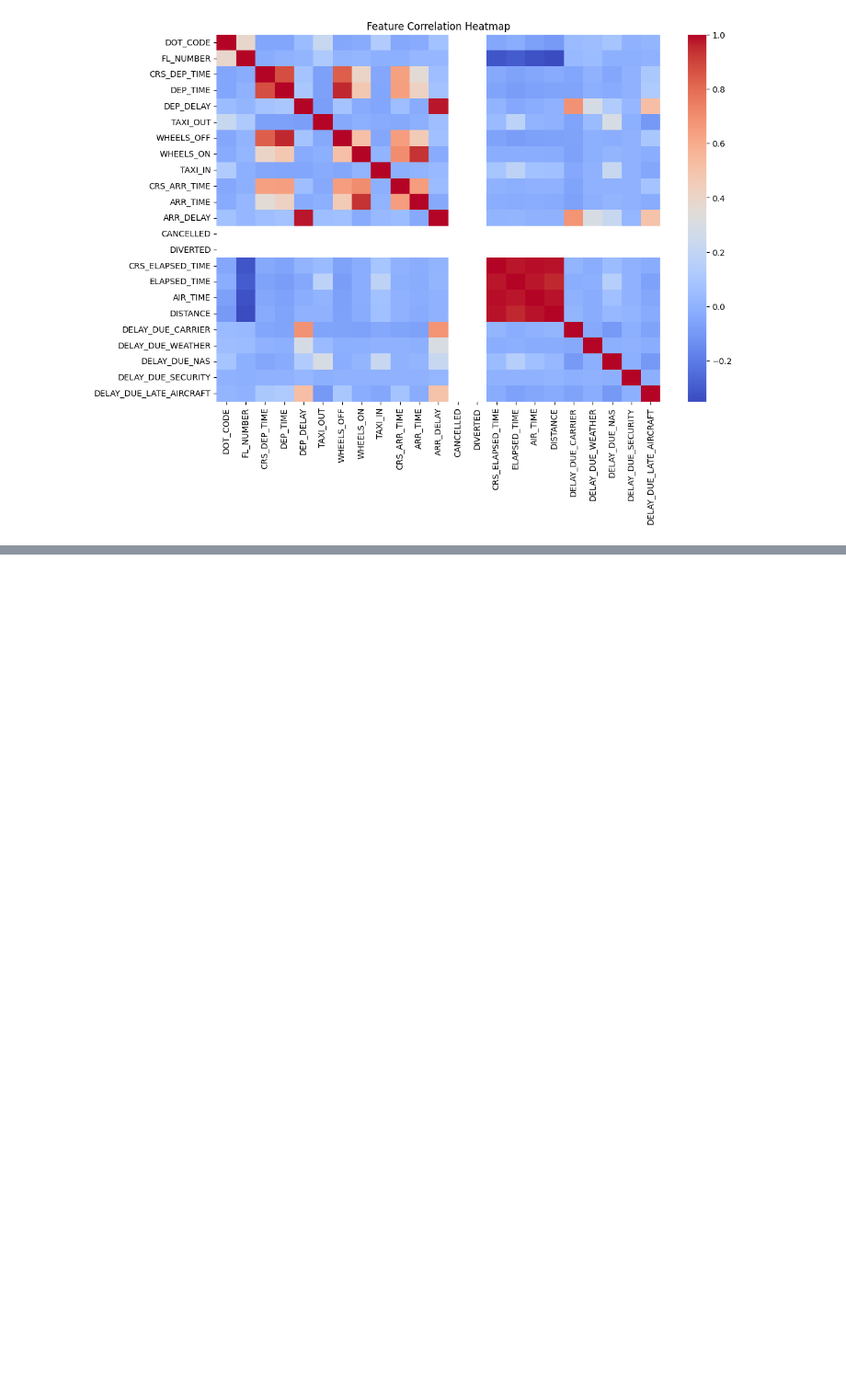
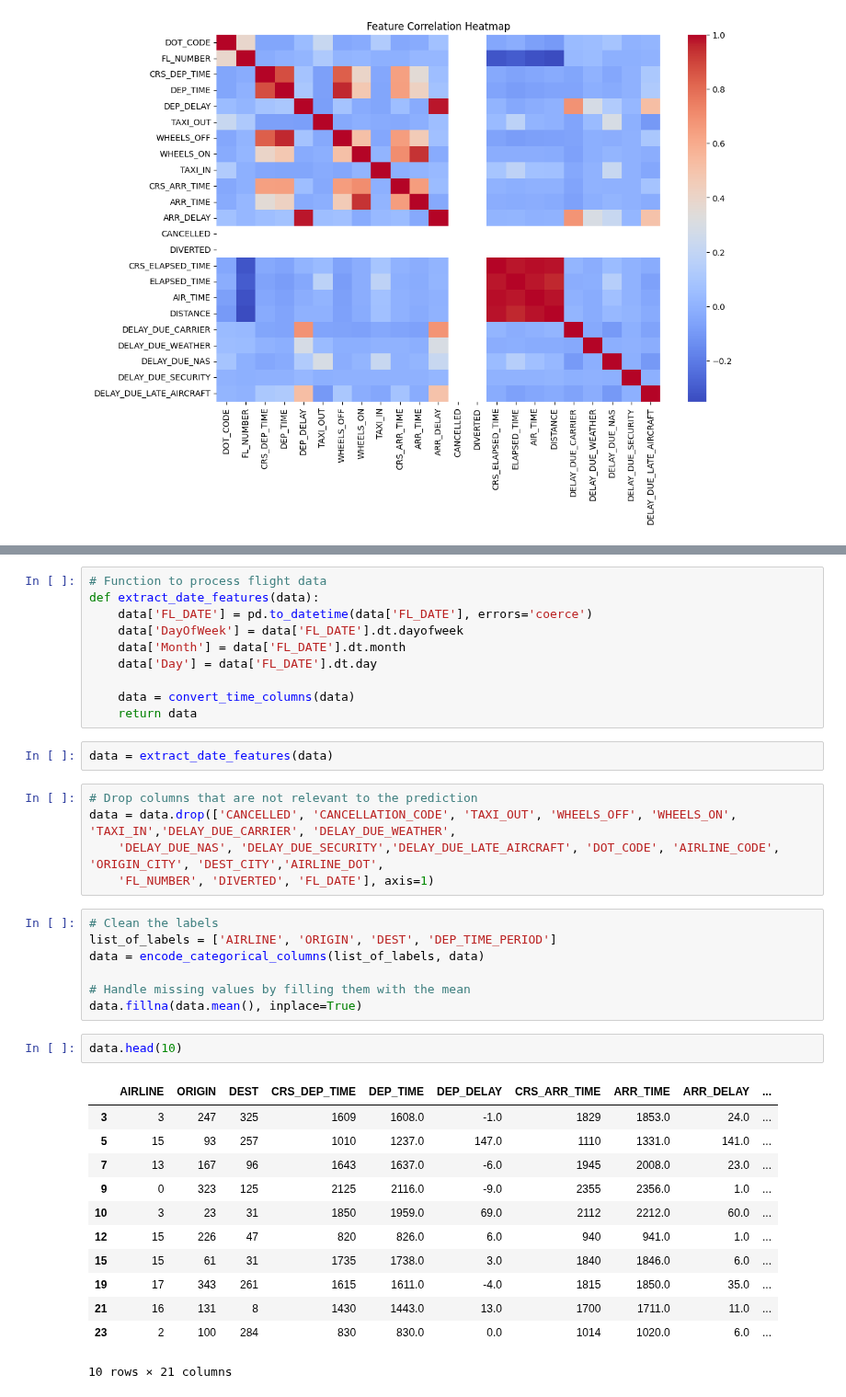
Before and after one commit to swiz9/Flight-Delay-Prediction-System, a Jupyter notebook: RNN_Flight_Delay_Prediction.ipynb, the cells around one changed output, grey strips where cells are left out. Shown at 92% size. Saved outputs shown, nothing was run; the diff lists cells and outputs as text; blank space fills up the shorter version.

Commit message:
preprocess flight data, encode categorical features, extract date/time features, drop irrelevant columns, and handle missing values

```diff
--- a/RNN_Flight_Delay_Prediction.ipynb
+++ b/RNN_Flight_Delay_Prediction.ipynb
@@ -139,0 +162,39 @@ plt.show()
+# %%
+# Function to process flight data
+def extract_date_features(data):
+    data['FL_DATE'] = pd.to_datetime(data['FL_DATE'], errors='coerce')
+    data['DayOfWeek'] = data['FL_DATE'].dt.dayofweek
+    data['Month'] = data['FL_DATE'].dt.month
+    data['Day'] = data['FL_DATE'].dt.day
+
+    data = convert_time_columns(data)
+    return data
+# %%
+data = extract_date_features(data)
+# %%
+# Drop columns that are not relevant to the prediction
+data = data.drop(['CANCELLED', 'CANCELLATION_CODE', 'TAXI_OUT', 'WHEELS_OFF', 'WHEELS_ON', 'TAXI_IN','DELAY_DUE_CARRIER', 'DELAY_DUE_WEATHER',
+    'DELAY_DUE_NAS', 'DELAY_DUE_SECURITY','DELAY_DUE_LATE_AIRCRAFT', 'DOT_CODE', 'AIRLINE_CODE', 'ORIGIN_CITY', 'DEST_CITY','AIRLINE_DOT',
+    'FL_NUMBER', 'DIVERTED', 'FL_DATE'], axis=1)
+# %%
+# Clean the labels
+list_of_labels = ['AIRLINE', 'ORIGIN', 'DEST', 'DEP_TIME_PERIOD']
+data = encode_categorical_columns(list_of_labels, data)
+
+# Handle missing values by filling them with the mean
+data.fillna(data.mean(), inplace=True)
+# %%
+data.head(10)
+# %% [output]
+|  | AIRLINE | ORIGIN | DEST | CRS_DEP_TIME | DEP_TIME | DEP_DELAY | CRS_ARR_TIME | ARR_TIME | ARR_DELAY | ... |
+| 3 | 3 | 247 | 325 | 1609 | 1608.0 | -1.0 | 1829 | 1853.0 | 24.0 | ... |
+| 5 | 15 | 93 | 257 | 1010 | 1237.0 | 147.0 | 1110 | 1331.0 | 141.0 | ... |
+| 7 | 13 | 167 | 96 | 1643 | 1637.0 | -6.0 | 1945 | 2008.0 | 23.0 | ... |
+| 9 | 0 | 323 | 125 | 2125 | 2116.0 | -9.0 | 2355 | 2356.0 | 1.0 | ... |
+| 10 | 3 | 23 | 31 | 1850 | 1959.0 | 69.0 | 2112 | 2212.0 | 60.0 | ... |
+| 12 | 15 | 226 | 47 | 820 | 826.0 | 6.0 | 940 | 941.0 | 1.0 | ... |
+| 15 | 15 | 61 | 31 | 1735 | 1738.0 | 3.0 | 1840 | 1846.0 | 6.0 | ... |
+| 19 | 17 | 343 | 261 | 1615 | 1611.0 | -4.0 | 1815 | 1850.0 | 35.0 | ... |
+| 21 | 16 | 131 | 8 | 1430 | 1443.0 | 13.0 | 1700 | 1711.0 | 11.0 | ... |
+| 23 | 2 | 100 | 284 | 830 | 830.0 | 0.0 | 1014 | 1020.0 | 6.0 | ... |
+10 rows × 21 columns
```
Also changed, not shown: parts of 3 cells of this notebook.
